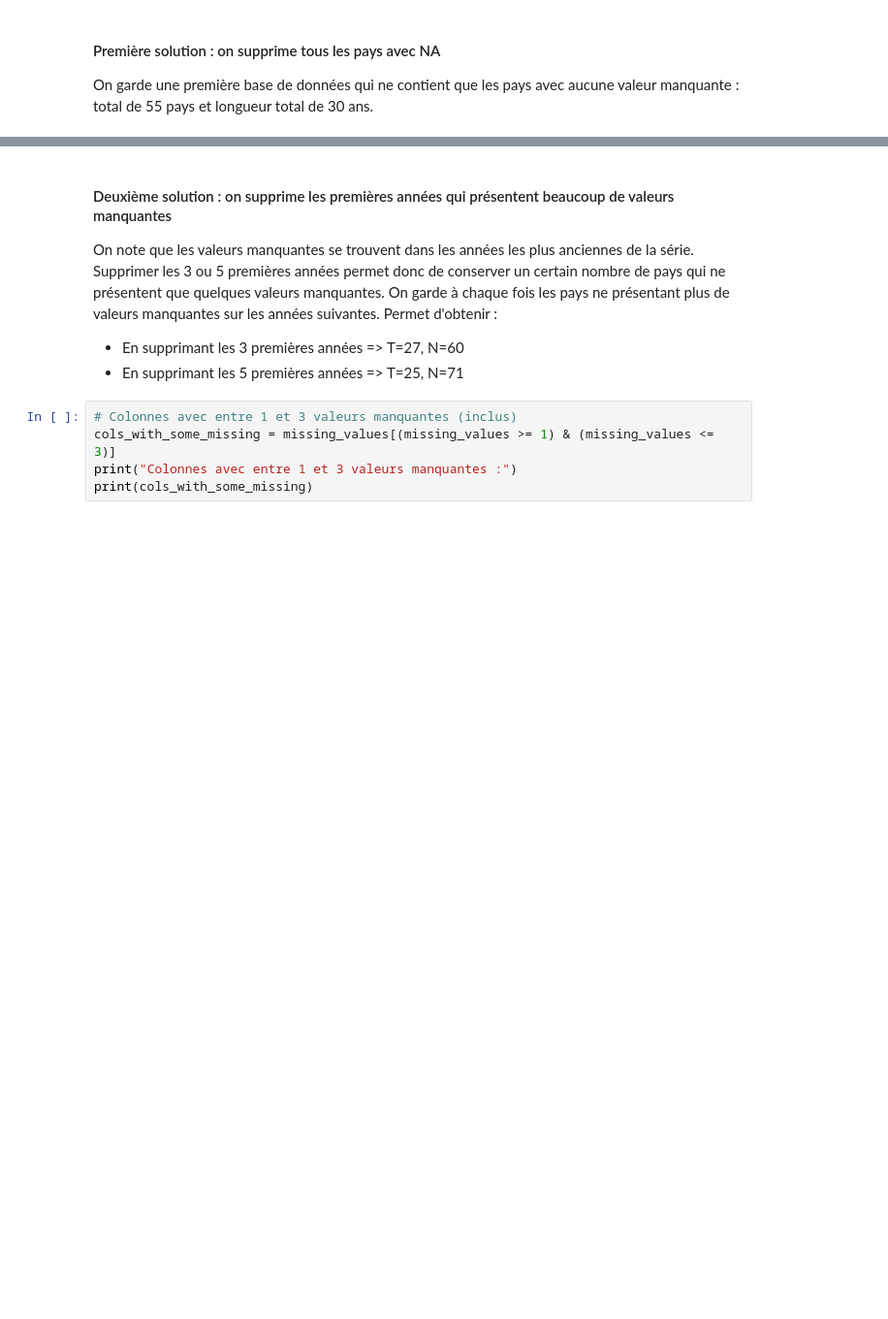
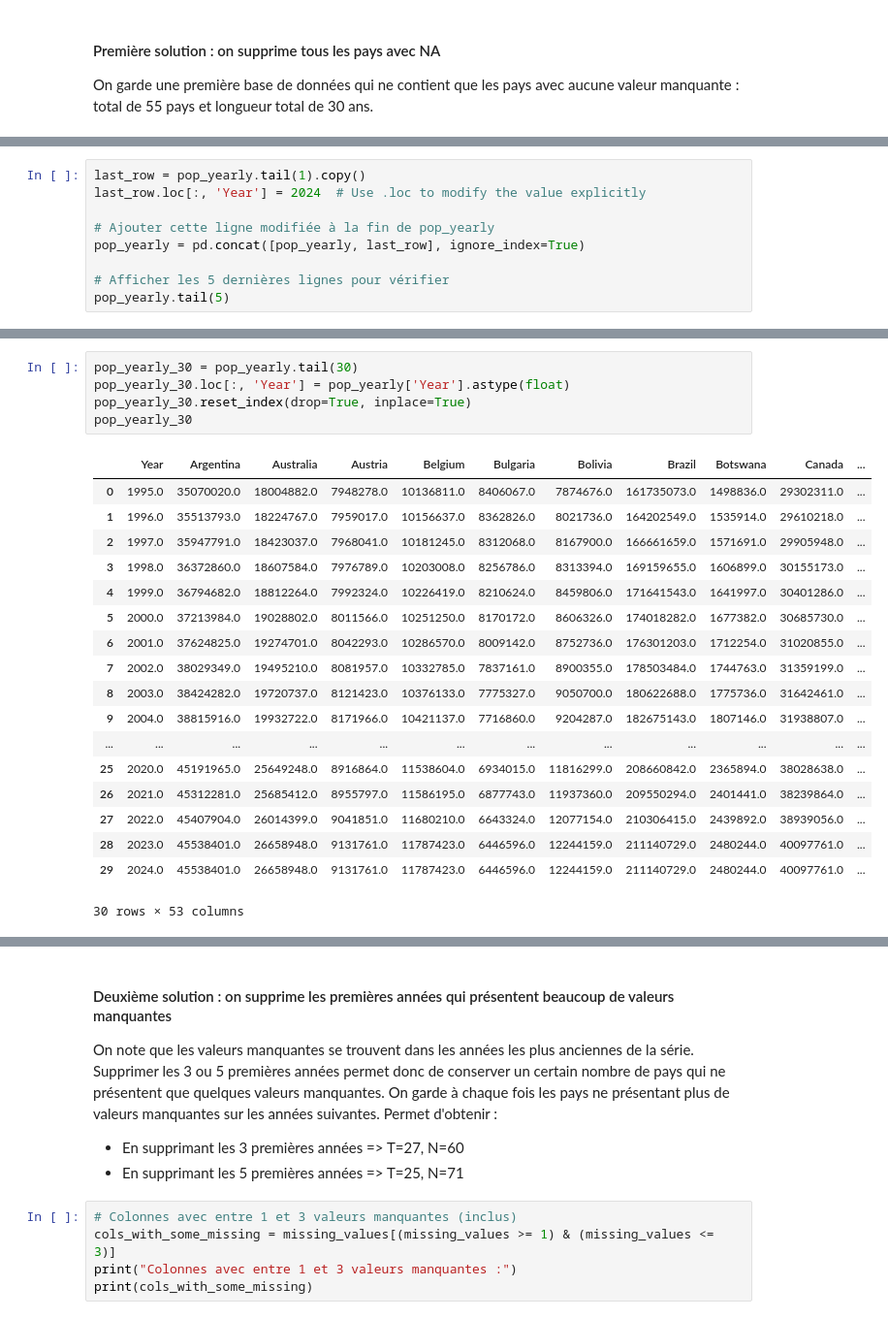
Before and after one commit to AminaManseur29/Bayesian_statistics_project, a Jupyter notebook: Data preprocessing/Preprocessing.ipynb, the cells around one changed output, grey strips where cells are left out. Shown: that part at 97% size. Drawn from its saved outputs; the diff is of its cells as text; blank space fills up the shorter version.

```diff
--- a/Data preprocessing/Preprocessing.ipynb
+++ b/Data preprocessing/Preprocessing.ipynb
@@ -77,0 +192,9 @@ GDP_yearly_30.set_index(dates_column.name, inplace=True)
+# %%
+last_row = pop_yearly.tail(1).copy()
+last_row.loc[:, 'Year'] = 2024  # Use .loc to modify the value explicitly
+
+# Ajouter cette ligne modifiée à la fin de pop_yearly
+pop_yearly = pd.concat([pop_yearly, last_row], ignore_index=True)
+
+# Afficher les 5 dernières lignes pour vérifier
+pop_yearly.tail(5)
@@ -78,3 +209,27 @@ GDP_yearly_30.set_index(dates_column.name, inplace=True)
+# %%
+pop_yearly_30 = pop_yearly.tail(30)
+pop_yearly_30.loc[:, 'Year'] = pop_yearly['Year'].astype(float)
+pop_yearly_30.reset_index(drop=True, inplace=True)
+pop_yearly_30
+# %% [output]
+|  | Year | Argentina | Australia | Austria | Belgium | Bulgaria | Bolivia | Brazil | Botswana | Canada | ... |
+| 0 | 1995.0 | 35070020.0 | 18004882.0 | 7948278.0 | 10136811.0 | 8406067.0 | 7874676.0 | 161735073.0 | 1498836.0 | 29302311.0 | ... |
+| 1 | 1996.0 | 35513793.0 | 18224767.0 | 7959017.0 | 10156637.0 | 8362826.0 | 8021736.0 | 164202549.0 | 1535914.0 | 29610218.0 | ... |
+| 2 | 1997.0 | 35947791.0 | 18423037.0 | 7968041.0 | 10181245.0 | 8312068.0 | 8167900.0 | 166661659.0 | 1571691.0 | 29905948.0 | ... |
+| 3 | 1998.0 | 36372860.0 | 18607584.0 | 7976789.0 | 10203008.0 | 8256786.0 | 8313394.0 | 169159655.0 | 1606899.0 | 30155173.0 | ... |
+| 4 | 1999.0 | 36794682.0 | 18812264.0 | 7992324.0 | 10226419.0 | 8210624.0 | 8459806.0 | 171641543.0 | 1641997.0 | 30401286.0 | ... |
+| 5 | 2000.0 | 37213984.0 | 19028802.0 | 8011566.0 | 10251250.0 | 8170172.0 | 8606326.0 | 174018282.0 | 1677382.0 | 30685730.0 | ... |
+| 6 | 2001.0 | 37624825.0 | 19274701.0 | 8042293.0 | 10286570.0 | 8009142.0 | 8752736.0 | 176301203.0 | 1712254.0 | 31020855.0 | ... |
+| 7 | 2002.0 | 38029349.0 | 19495210.0 | 8081957.0 | 10332785.0 | 7837161.0 | 8900355.0 | 178503484.0 | 1744763.0 | 31359199.0 | ... |
+| 8 | 2003.0 | 38424282.0 | 19720737.0 | 8121423.0 | 10376133.0 | 7775327.0 | 9050700.0 | 180622688.0 | 1775736.0 | 31642461.0 | ... |
+| 9 | 2004.0 | 38815916.0 | 19932722.0 | 8171966.0 | 10421137.0 | 7716860.0 | 9204287.0 | 182675143.0 | 1807146.0 | 31938807.0 | ... |
+| ... | ... | ... | ... | ... | ... | ... | ... | ... | ... | ... | ... |
+| 25 | 2020.0 | 45191965.0 | 25649248.0 | 8916864.0 | 11538604.0 | 6934015.0 | 11816299.0 | 208660842.0 | 2365894.0 | 38028638.0 | ... |
+| 26 | 2021.0 | 45312281.0 | 25685412.0 | 8955797.0 | 11586195.0 | 6877743.0 | 11937360.0 | 209550294.0 | 2401441.0 | 38239864.0 | ... |
+| 27 | 2022.0 | 45407904.0 | 26014399.0 | 9041851.0 | 11680210.0 | 6643324.0 | 12077154.0 | 210306415.0 | 2439892.0 | 38939056.0 | ... |
+| 28 | 2023.0 | 45538401.0 | 26658948.0 | 9131761.0 | 11787423.0 | 6446596.0 | 12244159.0 | 211140729.0 | 2480244.0 | 40097761.0 | ... |
+| 29 | 2024.0 | 45538401.0 | 26658948.0 | 9131761.0 | 11787423.0 | 6446596.0 | 12244159.0 | 211140729.0 | 2480244.0 | 40097761.0 | ... |
+30 rows × 53 columns
 # %%
 # Affichage du résultat
 GDP_yearly_30
```
Also changed, not shown: parts of 12 cells of this notebook, 3 other files.
